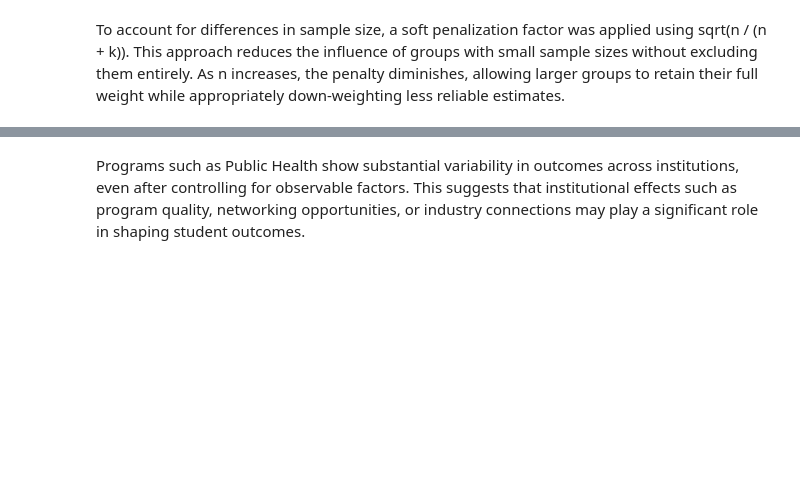
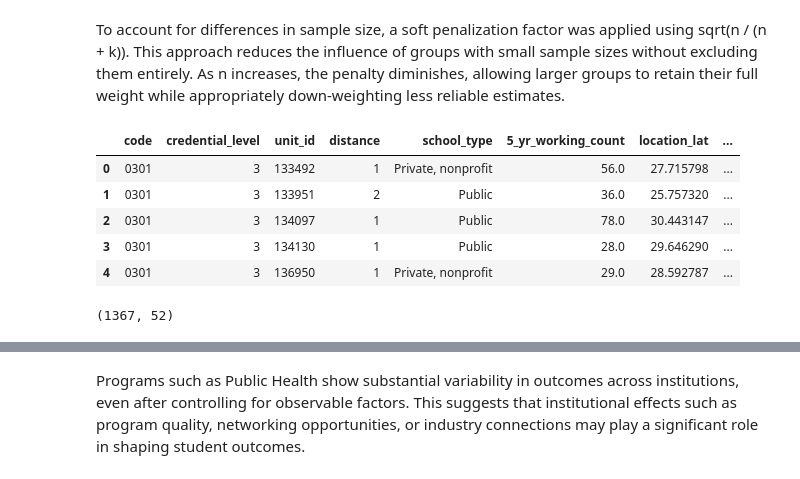
Before and after one commit to sebastianhonorat-dev/CAP_3764_2026_Spring_Team_6, a Jupyter notebook: notebooks/setup_residual_ranking.ipynb, the cells around one changed output, grey strips where cells are left out. Saved outputs shown, nothing was run; the diff lists cells and outputs as text; code cells hidden in the pictures; blank space fills up the shorter version.

```diff
--- a/notebooks/setup_residual_ranking.ipynb
+++ b/notebooks/setup_residual_ranking.ipynb
@@ -1022,5 +967,3 @@ error_df.sort_values("rank_diff").head(10)
 To avoid instability in groups with small sample sizes, a small constant (epsilon) was added to the standard deviation when computing the final score. This prevents artificially inflated scores caused by near-zero variance estimates, while still allowing all groups to be included in the analysis.
 # %% [markdown]
 To account for differences in sample size, a soft penalization factor was applied using sqrt(n / (n + k)). This approach reduces the influence of groups with small sample sizes without excluding them entirely. As n increases, the penalty diminishes, allowing larger groups to retain their full weight while appropriately down-weighting less reliable estimates.
-# %%
-error_df=error_df.drop(columns="rank_diff")
@@ -1026,0 +983,13 @@ error_df=error_df.drop(columns="rank_diff")
+# %%
+error_df.head()
+# %% [output]
+|  | code | credential_level | unit_id | distance | school_type | 5_yr_working_count | location_lat | ... |
+| 0 | 0301 | 3 | 133492 | 1 | Private, nonprofit | 56.0 | 27.715798 | ... |
+| 1 | 0301 | 3 | 133951 | 2 | Public | 36.0 | 25.757320 | ... |
+| 2 | 0301 | 3 | 134097 | 1 | Public | 78.0 | 30.443147 | ... |
+| 3 | 0301 | 3 | 134130 | 1 | Public | 28.0 | 29.646290 | ... |
+| 4 | 0301 | 3 | 136950 | 1 | Private, nonprofit | 29.0 | 28.592787 | ... |
+# %%
+error_df.shape
+# %% [output]
+(1367, 52)
```
Also changed, not shown: parts of 48 cells of this notebook, 33 other files.
